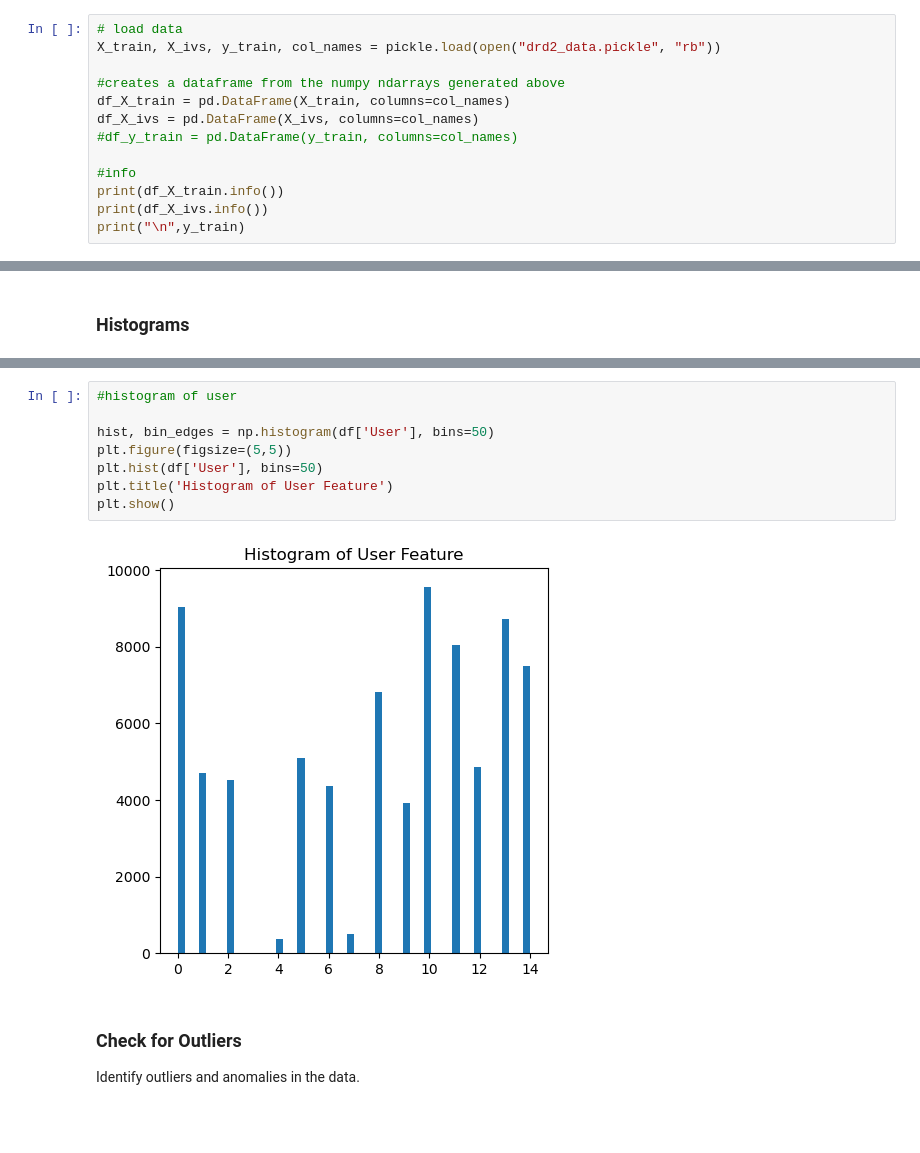
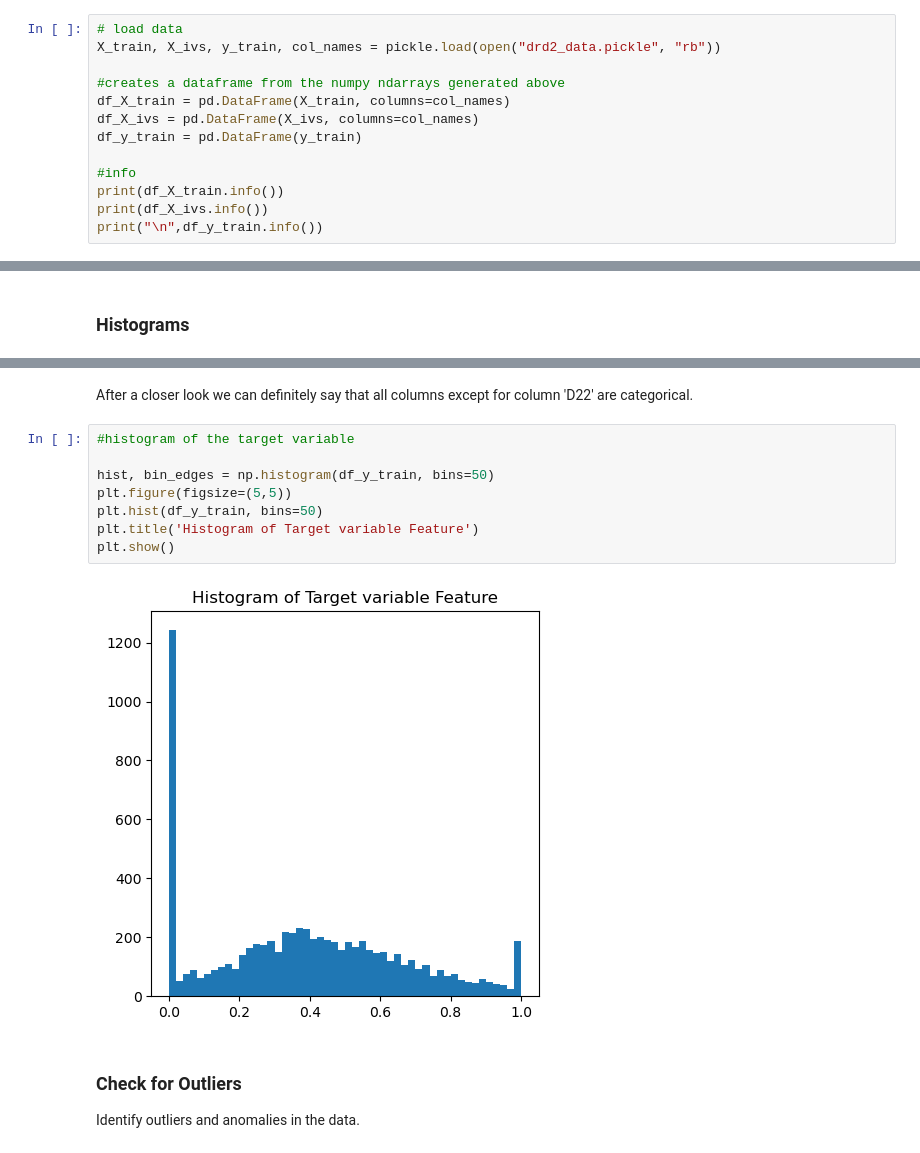
Before and after one commit to bodeborder/fcul-machine-learning, a Jupyter notebook: 3trabalho/AA_3rd_HomeAssignment_G33.ipynb, the cells around one changed output, grey strips where cells are left out. Drawn from its saved outputs; the diff is of its cells as text; blank space fills up the shorter version.

Commit message:
EDA finished and starting Data processing

```diff
--- a/3trabalho/AA_3rd_HomeAssignment_G33.ipynb
+++ b/3trabalho/AA_3rd_HomeAssignment_G33.ipynb
@@ -22,12 +23,12 @@ X_train, X_ivs, y_train, col_names = pickle.load(open("drd2_data.pickle", "rb"))
 #creates a dataframe from the numpy ndarrays generated above
 df_X_train = pd.DataFrame(X_train, columns=col_names)
 df_X_ivs = pd.DataFrame(X_ivs, columns=col_names)
-#df_y_train = pd.DataFrame(y_train, columns=col_names)
+df_y_train = pd.DataFrame(y_train)
 
 #info
 print(df_X_train.info())
 print(df_X_ivs.info())
-print("\n",y_train)
+print("\n",df_y_train.info())
 # %% [output]
 <class 'pandas.core.frame.DataFrame'>
 RangeIndex: 7337 entries, 0 to 7336
@@ -97,13 +160,15 @@ KeyboardInterrupt:
+# %% [markdown]
+After a closer look we can definitely say that all columns except for column 'D22' are categorical.
 # %%
-#histogram of user
+#histogram of the target variable
 
-hist, bin_edges = np.histogram(df['User'], bins=50)
+hist, bin_edges = np.histogram(df_y_train, bins=50)
 plt.figure(figsize=(5,5))
-plt.hist(df['User'], bins=50)
-plt.title('Histogram of User Feature')
+plt.hist(df_y_train, bins=50)
+plt.title('Histogram of Target variable Feature')
 plt.show()
 # %% [output]
-[figure, old version]
+[figure, new version]
 # %% [markdown]
 ### Check for Outliers
 Identify outliers and anomalies in the data.
```
Also changed, not shown: parts of 22 cells of this notebook, 1 other file.
